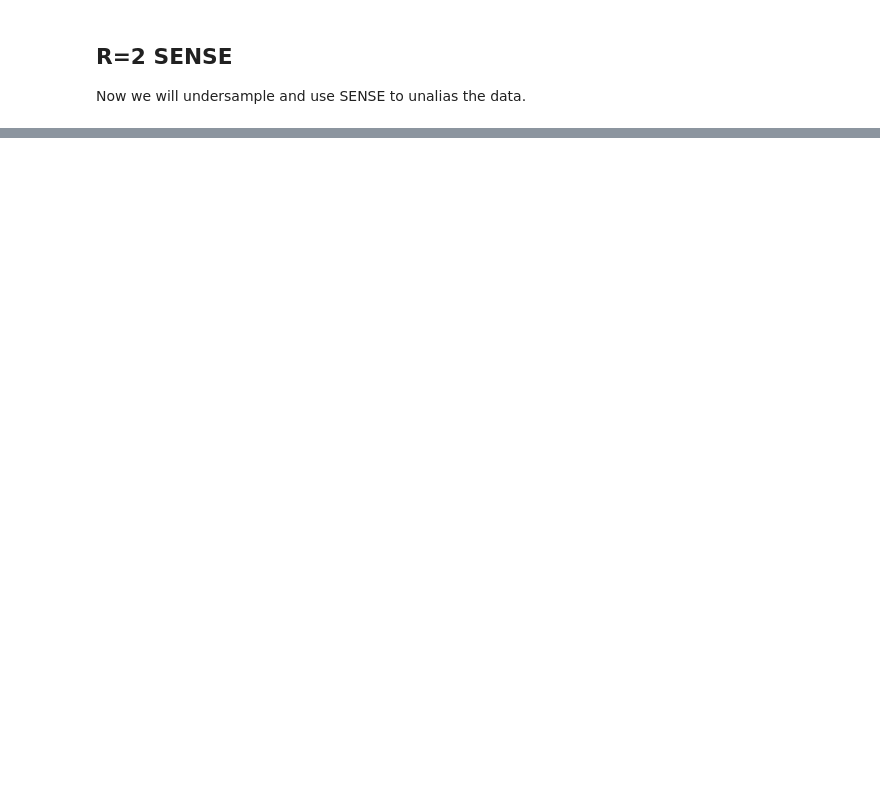
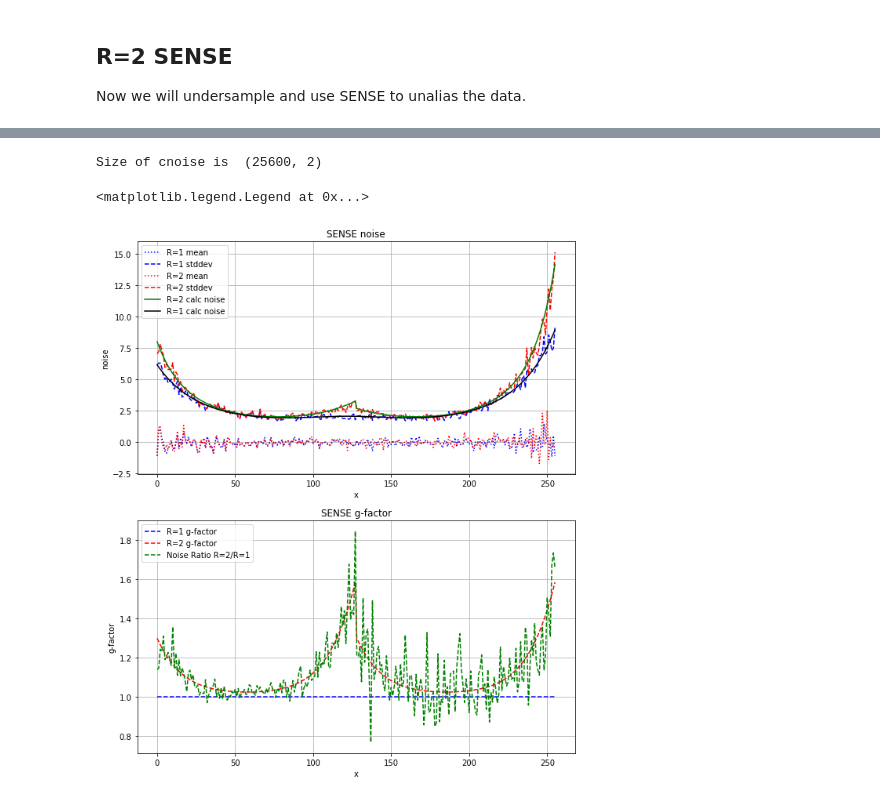
Before and after one commit to mribri999/MRSignalsSeqs, a Jupyter notebook: Python/Rad 229 - SENSE and Noise.ipynb, the cells around one changed output, grey strips where cells are left out. Drawn from its saved outputs; the diff is of its cells as text; code cells hidden in the pictures; blank space fills up the shorter version.

```diff
--- a/Python/Rad 229 - SENSE and Noise.ipynb
+++ b/Python/Rad 229 - SENSE and Noise.ipynb
@@ -248,0 +261,53 @@ Size of reconstructed signal is  (128, 2)
+# %%
+# -- Generate Multivariate noise
+Nnoise = 100  # multiple runs for noise
+cnoise = np.random.multivariate_normal(np.zeros(2),cov,(Nx*Nnoise)) + 1j*np.random.multivariate_normal(np.zeros(2),cov,(Nx*Nnoise))
+print("Size of cnoise is ",cnoise.shape)
+
+cnoise = np.reshape(cnoise,(Nx,2,Nnoise),order='F')
+
+sigR1 = np.zeros((Nx,Nnoise))
+sigR2 = np.zeros((Nx,Nnoise))
+
+for n in range(0,Nnoise):
+  # -- SENSE Reconstruction of noise only!
+  sensesig = mrs.senserecon(cnoise[:,:,n],cweights)
+  sigR1[:,n] = np.squeeze(sensesig)
+
+  # -- For R=2, just use half the signal(noise)
+  sensesigR2 = mrs.senserecon(cnoise[0:halfNx,:,n],cweightsR2)
+  # -- Reshape to image size.
+  sensesigR2 = np.reshape(sensesigR2,(Nx,1),order='F')
+  sigR2[:,n] = np.squeeze(sensesigR2)
+
+sigR1mean = np.mean(sigR1,axis=1)
+sigR1std = np.std(sigR1,axis=1)
+sigR2mean = np.mean(sigR2,axis=1)
+sigR2std = np.std(sigR2,axis=1)
+
+gfactexp = sigR2std / sigR1std
+
+
+fig = plt.figure(figsize=(10.,12.))
+plt.subplot(2,1,1)
+plt.plot(x,sigR1mean,'b:',label='R=1 mean')  # small delta show trace
+plt.plot(x,sigR1std,'b--',label='R=1 stddev')  # small delta show trace
+plt.plot(x,sigR2mean,'r:',label='R=2 mean')  # small delta show trace
+plt.plot(x,sigR2std,'r--',label='R=2 stddev')  # small delta show trace
+plt.plot(x,noiseR2,'g-',label='R=2 calc noise')
+plt.plot(x,noiseR1,'k-',label='R=1 calc noise')
+
+mrs.lplot('x','noise','SENSE noise')
+plt.legend()
+
+
+plt.subplot(2,1,2)
+plt.plot(x,gfactor,'b--',label='R=1 g-factor')  # small delta show trace
+plt.plot(x,gfactorplt,'r--',label='R=2 g-factor')  # small delta show trace
+plt.plot(x,gfactexp,'g--',label='Noise Ratio R=2/R=1')
+mrs.lplot('x','g-factor','SENSE g-factor')
+plt.legend()
+# %% [output]
+Size of cnoise is  (25600, 2)
+<matplotlib.legend.Legend at 0x...>
+[figure, added]
```
Also changed, not shown: parts of 8 cells of this notebook.
